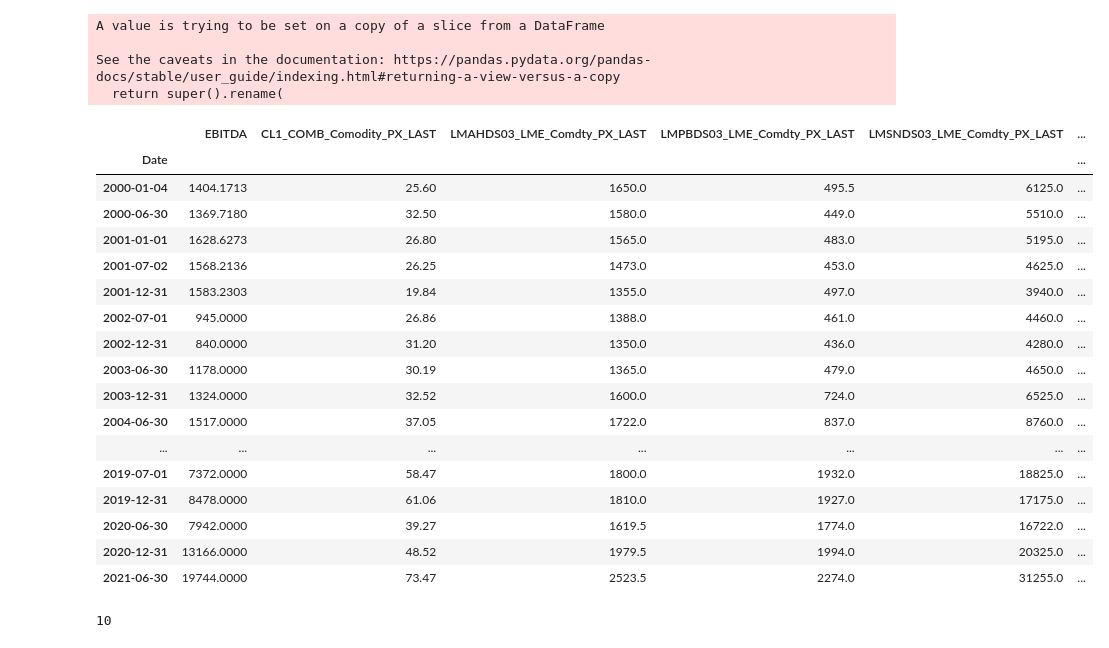
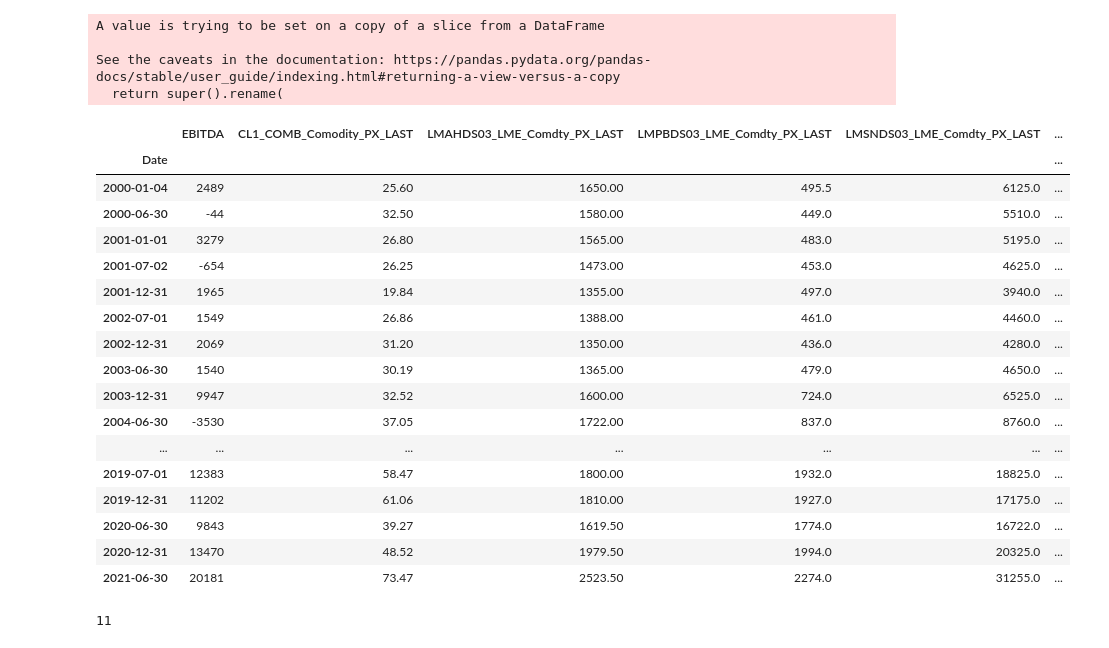
Before and after one commit to ADSMining/Mining, a Jupyter notebook: Notebooks/Modelling_notebooks/HMM.ipynb, the cells around one changed output. Saved outputs shown, nothing was run; the diff lists cells and outputs as text; code cells hidden in the pictures.

```diff
--- a/Notebooks/Modelling_notebooks/HMM.ipynb
+++ b/Notebooks/Modelling_notebooks/HMM.ipynb
@@ -17,56 +17,57 @@ from scipy.stats import pearsonr
 # %%
 pd.set_option('display.max_columns', None)
 
-RIO_full = fd.GetFullDatasetForCompany("RIO LN Equity")
+company_name = "BHP LN Equity"
+RIO_full = fd.GetFullDatasetForCompany(company_name)
 RIO_full.index = RIO_full['Date']
 RIO_full = RIO_full.drop('Date', axis = 1)
 feature_names = ["EBITDA",
     "CL1_COMB_Comodity_PX_LAST",
             "LMAHDS03_LME_Comdty_PX_LAST",
             "LMPBDS03_LME_Comdty_PX_LAST",
             "LMSNDS03_LME_Comdty_PX_LAST",
             "LMCADS03_LME_Comdty_PX_LAST",
             "LMNIDS03_LME_Comdty_PX_LAST",
             "LMCODY_LME_Comdty_PX_LAST",
             "LTBMPRIN_Index_PX_LAST",
             "Inflation_Rate",
             "Unemployment_Rate",
             "SPX500_Index_PX_LAST",
             "SPX500_Index_PX_VOLUME",
             "F3METL_PX_LAST",
             "F3METL_PX_VOLUME",
             "GUKG10_Index_PX_LAST",
             "BCOMIN_PX_LAST",
             "UK_GDP_growth",
             "China_GDP_growth",
             "Japan_GDP_growth",
             "USA_GDP_growth",
             "Shipping_costs"]
 RIO_full.set_axis(feature_names, axis = 1, inplace = True)
 RIO_full
 # %% [output]
 A value is trying to be set on a copy of a slice from a DataFrame
 
 See the caveats in the documentation: https://pandas.pydata.org/pandas-docs/stable/user_guide/indexing.html#returning-a-view-versus-a-copy
   return super().rename(
 |  | EBITDA | CL1_COMB_Comodity_PX_LAST | LMAHDS03_LME_Comdty_PX_LAST | LMPBDS03_LME_Comdty_PX_LAST | LMSNDS03_LME_Comdty_PX_LAST | ... |
 | Date |  |  |  |  |  | ... |
-| 2000-01-04 | 1404.1713 | 25.60 | 1650.0 | 495.5 | 6125.0 | ... |
-| 2000-06-30 | 1369.7180 | 32.50 | 1580.0 | 449.0 | 5510.0 | ... |
-| 2001-01-01 | 1628.6273 | 26.80 | 1565.0 | 483.0 | 5195.0 | ... |
-| 2001-07-02 | 1568.2136 | 26.25 | 1473.0 | 453.0 | 4625.0 | ... |
-| 2001-12-31 | 1583.2303 | 19.84 | 1355.0 | 497.0 | 3940.0 | ... |
-| 2002-07-01 | 945.0000 | 26.86 | 1388.0 | 461.0 | 4460.0 | ... |
-| 2002-12-31 | 840.0000 | 31.20 | 1350.0 | 436.0 | 4280.0 | ... |
-| 2003-06-30 | 1178.0000 | 30.19 | 1365.0 | 479.0 | 4650.0 | ... |
-| 2003-12-31 | 1324.0000 | 32.52 | 1600.0 | 724.0 | 6525.0 | ... |
-| 2004-06-30 | 1517.0000 | 37.05 | 1722.0 | 837.0 | 8760.0 | ... |
+| 2000-01-04 | 2489 | 25.60 | 1650.00 | 495.5 | 6125.0 | ... |
+| 2000-06-30 | -44 | 32.50 | 1580.00 | 449.0 | 5510.0 | ... |
+| 2001-01-01 | 3279 | 26.80 | 1565.00 | 483.0 | 5195.0 | ... |
+| 2001-07-02 | -654 | 26.25 | 1473.00 | 453.0 | 4625.0 | ... |
+| 2001-12-31 | 1965 | 19.84 | 1355.00 | 497.0 | 3940.0 | ... |
+| 2002-07-01 | 1549 | 26.86 | 1388.00 | 461.0 | 4460.0 | ... |
+| 2002-12-31 | 2069 | 31.20 | 1350.00 | 436.0 | 4280.0 | ... |
+| 2003-06-30 | 1540 | 30.19 | 1365.00 | 479.0 | 4650.0 | ... |
+| 2003-12-31 | 9947 | 32.52 | 1600.00 | 724.0 | 6525.0 | ... |
+| 2004-06-30 | -3530 | 37.05 | 1722.00 | 837.0 | 8760.0 | ... |
 | ... | ... | ... | ... | ... | ... | ... |
-| 2019-07-01 | 7372.0000 | 58.47 | 1800.0 | 1932.0 | 18825.0 | ... |
-| 2019-12-31 | 8478.0000 | 61.06 | 1810.0 | 1927.0 | 17175.0 | ... |
-| 2020-06-30 | 7942.0000 | 39.27 | 1619.5 | 1774.0 | 16722.0 | ... |
-| 2020-12-31 | 13166.0000 | 48.52 | 1979.5 | 1994.0 | 20325.0 | ... |
-| 2021-06-30 | 19744.0000 | 73.47 | 2523.5 | 2274.0 | 31255.0 | ... |
+| 2019-07-01 | 12383 | 58.47 | 1800.00 | 1932.0 | 18825.0 | ... |
+| 2019-12-31 | 11202 | 61.06 | 1810.00 | 1927.0 | 17175.0 | ... |
+| 2020-06-30 | 9843 | 39.27 | 1619.50 | 1774.0 | 16722.0 | ... |
+| 2020-12-31 | 13470 | 48.52 | 1979.50 | 1994.0 | 20325.0 | ... |
+| 2021-06-30 | 20181 | 73.47 | 2523.50 | 2274.0 | 31255.0 | ... |
 # %%
 # Calculating which correlations are statistically significant
 # We choose a p-value of 0.05
@@ -111,7 +112,7 @@ RIO_final['Previous EBITDA'] = RIO_final['EBITDA'].shift(periods = 1)
 RIO_final = RIO_final.iloc[1:]
 len(RIO_final.columns)
 # %% [output]
-10
+11
 # %%
 f1 = np.array(RIO_final["Inflation_Rate"])
 print(f1[1:])
```
Also changed, not shown: parts of 7 cells of this notebook, 3 other files.
